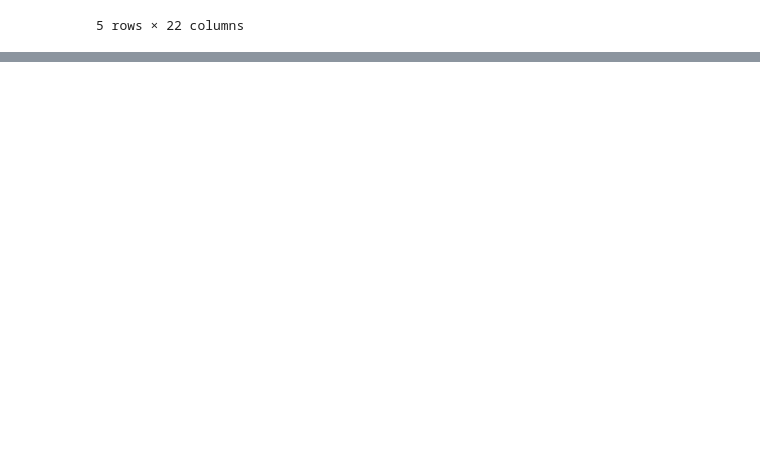
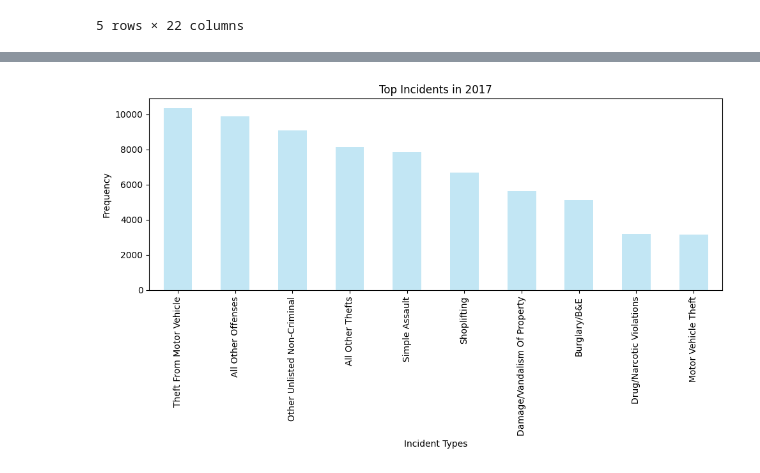
Before and after one commit to jdsouthern/bootcamp-project-1-EDA, a Jupyter notebook: CMPD_Crime_month.ipynb, the cells around one changed output, grey strips where cells are left out. Drawn from its saved outputs; the diff is of its cells as text; code cells hidden in the pictures; blank space fills up the shorter version.

```diff
--- a/CMPD_Crime_month.ipynb
+++ b/CMPD_Crime_month.ipynb
@@ -176,0 +113,9 @@ plt.show()
+# %%
+#Finding the crime numbers for 2017
+df_2017 = crimeDF[crimeDF['YEAR'] == 2017]
+
+incident_counts = df_2017['HIGHEST_NIBRS_DESCRIPTION'].value_counts()
+
+most_frequent_incidents = incident_counts.head(10)
+
+most_frequent_incidents
@@ -176,0 +135,11 @@ plt.show()
+# %%
+#plotting crime numbers for 2017
+plt.figure(figsize=(10, 6))
+most_frequent_incidents.plot(kind='bar', color='skyblue', alpha=0.5, align='center')
+plt.title('Top Incidents in 2017')
+plt.xlabel('Incident Types')
+plt.ylabel('Frequency')
+plt.tight_layout()
+plt.show()
+# %% [output]
+[figure, added]
```
Also changed, not shown: parts of 22 cells of this notebook.
